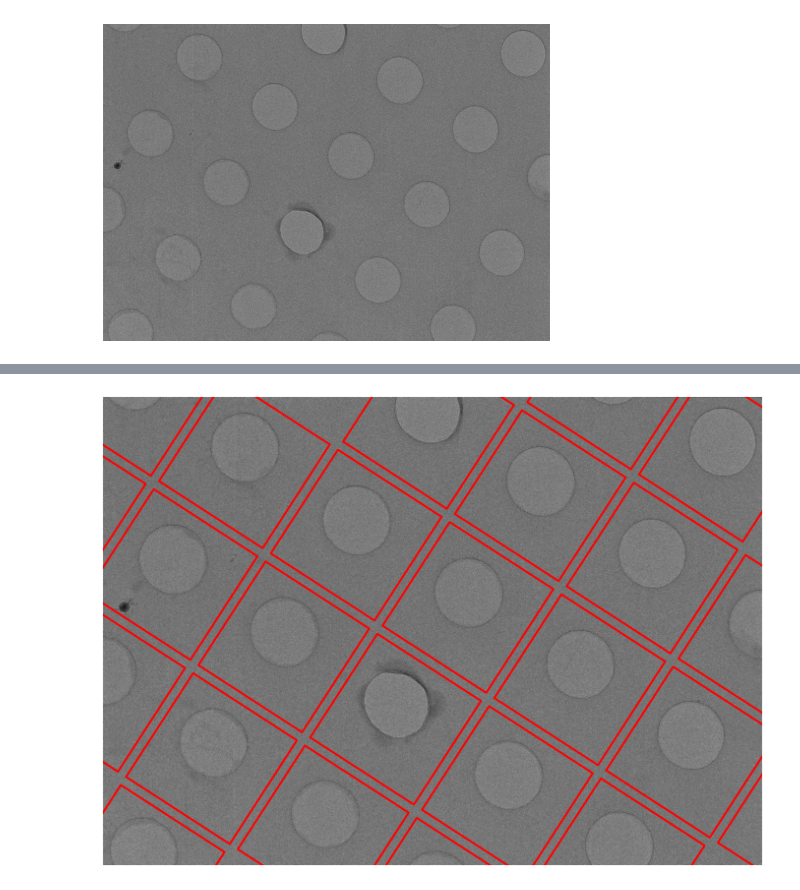
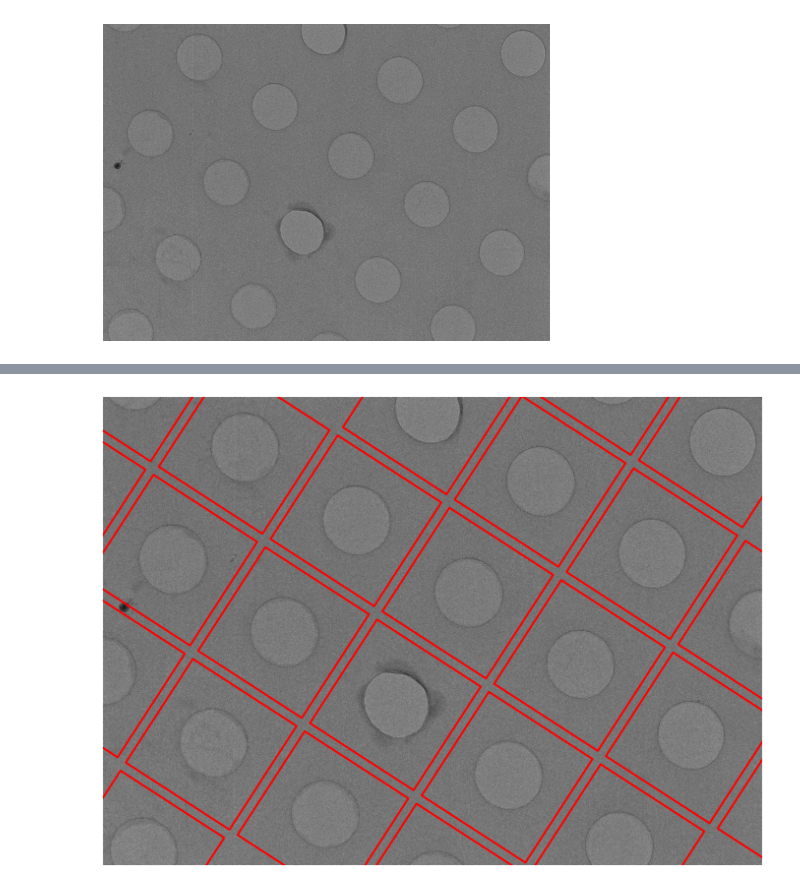
Before and after one commit to SMLC-NYSBC/ptolemy, a Jupyter notebook: med_mag_init_tutorial.ipynb, the cells around one changed output, grey strips where cells are left out. Cells and saved outputs as stored; diff of their text form; code cells hidden in the pictures.

```diff
--- a/med_mag_init_tutorial.ipynb
+++ b/med_mag_init_tutorial.ipynb
@@ -19,9 +23,9 @@ ex.viz_mask()
 # %%
-processor = algorithms.MedMag_Process_Mask()
+processor = algorithms.MedMag_Process_Mask(edge_tolerance=100)
 ex.process_mask(processor)
 ex.viz_boxes()
 # %% [output]
-[figure, old version]
+[figure, new version]
 # %%
 cropper = algorithms.MedMag_Process_Crops()
 ex.get_crops(cropper)
```
Also changed, not shown: parts of 4 cells of this notebook, 3 other files.
